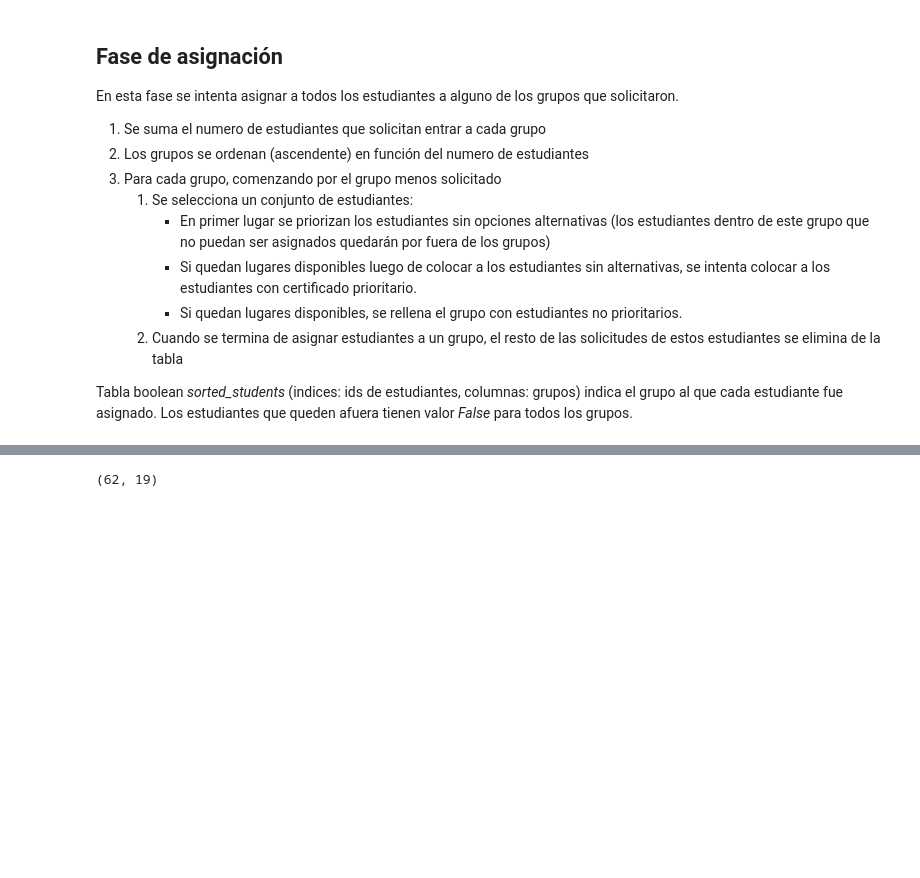
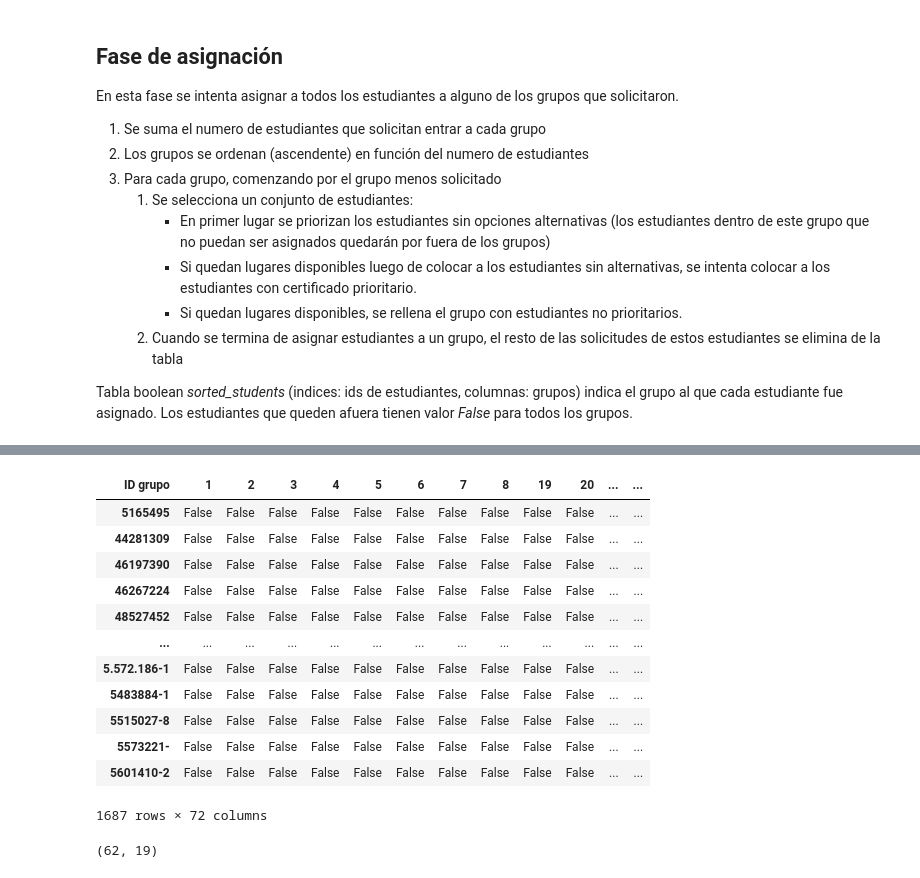
Before and after one commit to HJuan412/group_reparting, a Jupyter notebook: Asignador.ipynb, the cells around one changed output, grey strips where cells are left out. Saved outputs shown, nothing was run; the diff lists cells and outputs as text; code cells hidden in the pictures; blank space fills up the shorter version.

```diff
--- a/Asignador.ipynb
+++ b/Asignador.ipynb
@@ -132,0 +217,35 @@ Decirle a laura de modificar el formulario de ingreso para que los grupos sean c
+# %%
+# begin by sg 2
+def get_sg_demand(demand_tab, groups, sg):
+    sg_groups = groups.query('SG == @sg').index
+    sg_demand = demand_tab[sg_groups]
+    return sg_demand
+sg_demand = get_sg_demand(demand_tab, grupos, 2)
+sg_demand
+
+sg_options = sg_demand.sum(axis=1)
+sg_students = sg_options.loc[sg_options > 0].index
+sg_students.shape
+
+sg_demand = sg_demand.loc[sg_students]
+sg_certified = certified.loc[sg_students].apply(lambda x : 0 if x else 1)
+sg_options = sg_options.loc[sg_students]
+
+sg_student_data = pd.concat({'opts':sg_options, 'cert':sg_certified}, axis=1).sort_values(['cert', 'opts'])
+sg_groups_demand = sg_demand.sum(axis=0).sort_values()
+
+sg_placement = pd.DataFrame(False, index=sg_demand.index, columns=sg_demand.columns)
+sg_demand2 = sg_demand.loc[sg_student_data.index].copy()
+for i in range(35):
+    for grp in sg_groups_demand.index:
+        # assign a student to each group
+        try:
+            grp_student = sg_demand2.index[np.argmax(sg_demand2[grp])]
+        except:
+            continue
+        sg_placement.loc[grp_student, grp] = True
+        sg_demand2.drop(index=grp_student, inplace=True)
+    # recalculate demand
+    sg_student_data = sg_student_data.loc[sg_demand2.index].sort_values(['cert', 'opts'])
+    sg_demand2 = sg_demand2.loc[sg_student_data.index]
+    sg_groups_demand = sg_demand2.sum(axis=0).sort_values()
@@ -241,7 +400,7 @@ demand_log.loc[0, demand_tab.index] = demand_tab.values
 for i in range(len(demand_tab)):
     demand_filtered = demand_tab[demand_tab > min_students_per_group]
     if len(demand_filtered) == 0:
-        break
+        breakMar, 22/10/2024 - 10:00 - Lun, 04/11/2024 - 23:59
     group = demand_filtered.index[0]
     group_students = places_tab2.index[places_tab2[group]]
     group_students = select_students(group_students, options_tab, grupos.loc[group, 'Max Estudiantes'])
@@ -251,6 +410,22 @@ for i in range(len(demand_tab)):
 
     demand_log.loc[i+1] = 0
     demand_log.loc[i+1, demand_tab.index] = demand_tab.values
+# %%
+sorted_students.sum()
+# %% [output]
+| ID grupo | 1 | 2 | 3 | 4 | 5 | 6 | 7 | 8 | 19 | 20 | ... | ... |
+| 5165495 | False | False | False | False | False | False | False | False | False | False | ... | ... |
+| 44281309 | False | False | False | False | False | False | False | False | False | False | ... | ... |
+| 46197390 | False | False | False | False | False | False | False | False | False | False | ... | ... |
+| 46267224 | False | False | False | False | False | False | False | False | False | False | ... | ... |
+| 48527452 | False | False | False | False | False | False | False | False | False | False | ... | ... |
+| ... | ... | ... | ... | ... | ... | ... | ... | ... | ... | ... | ... | ... |
+| 5.572.186-1 | False | False | False | False | False | False | False | False | False | False | ... | ... |
+| 5483884-1 | False | False | False | False | False | False | False | False | False | False | ... | ... |
+| 5515027-8 | False | False | False | False | False | False | False | False | False | False | ... | ... |
+| 5573221- | False | False | False | False | False | False | False | False | False | False | ... | ... |
+| 5601410-2 | False | False | False | False | False | False | False | False | False | False | ... | ... |
+1687 rows × 72 columns
 # %%
 places_tab2.shape
 # %% [output]
```
Also changed, not shown: parts of 21 cells of this notebook.
